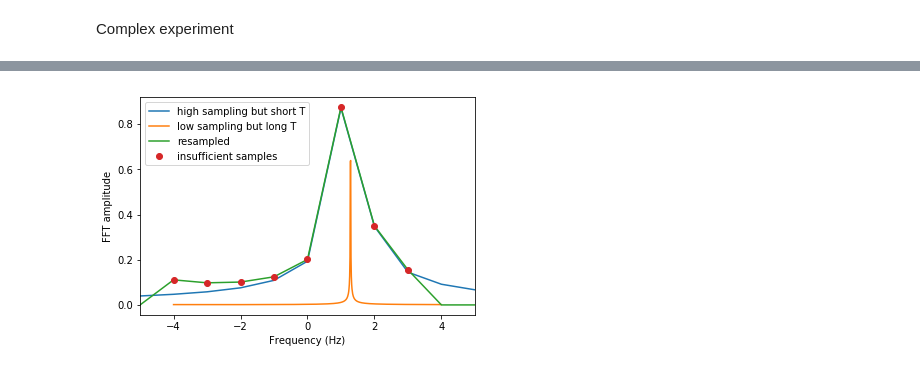
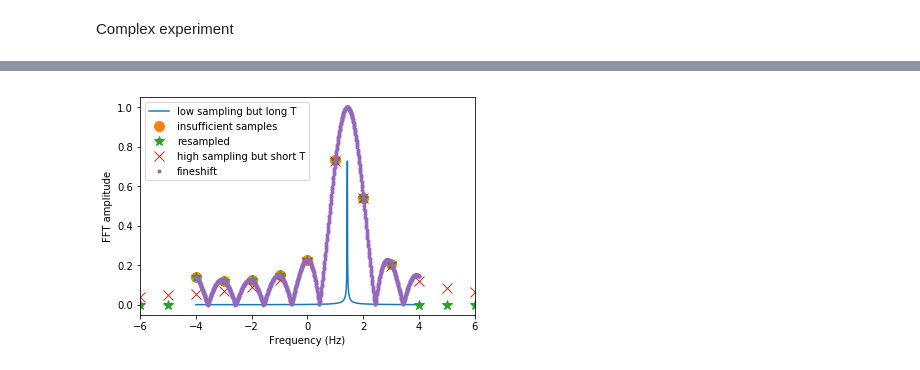
Before and after one commit to tpl2go/SignalProcessingNotes, a Jupyter notebook: subFFT.ipynb, the cells around one changed output, grey strips where cells are left out. Cells and saved outputs as stored; diff of their text form; code cells hidden in the pictures.

```diff
--- a/subFFT.ipynb
+++ b/subFFT.ipynb
@@ -81,0 +122,18 @@ fft_longres = np.fft.fftshift(np.fft.fft(y_longres)) / len(y_longres)
+# %%
+fvec_resamples = np.linspace(-FS*100/2,FS*100/2,len(y_resamples), endpoint=False)
+fft_resamples = np.fft.fftshift(np.fft.fft(y_resamples)) / len(y_resamples)
+# %%
+fvec_longres = np.linspace(-FS/2,FS/2,len(y_longres), endpoint=False)
+fft_longres = np.fft.fftshift(np.fft.fft(y_longres)) / len(y_longres)
+# %%
+fvec_samples = np.linspace(-FS/2,FS/2,len(y_samples), endpoint=False)
+fft_samples = np.fft.fftshift(np.fft.fft(y_samples)) / len(y_samples)
+# %%
+fvec_fineshift = np.linspace(-FS/2,FS/2,len(y_longres), endpoint=False)
+t = np.linspace(0,DURATION,len(y_samples), endpoint=False)
+fft_fineshift = []
+for f in fvec_fineshift:
+    print(f)
+    tone = np.exp(-2*np.pi*1.j*f*t)
+    print(tone)
+    fft_fineshift.append(np.sum( tone * y_samples)/len(y_samples))
@@ -82,14 +168,17 @@ fft_longres = np.fft.fftshift(np.fft.fft(y_longres)) / len(y_longres)
 # %%
-plt.plot(fvec_highres, np.abs(fft_highres), label="high sampling but short T")
-plt.plot(fvec_longres, np.abs(fft_longres), label="low sampling but long T")
-plt.plot(fvec_resamples, np.abs(fft_resamples), label="resampled")
-plt.plot(fvec_samples, np.abs(fft_samples), linestyle='', marker="o", label="insufficient samples")
-plt.xlim([-Fs/2 - 1,Fs/2+1])
+plt.plot(fvec_longres, np.abs(fft_longres),  markersize=10, label="low sampling but long T")
+plt.plot(fvec_samples, np.abs(fft_samples), linestyle='', marker="o", markersize=10, label="insufficient samples")
+plt.plot(fvec_resamples, np.abs(fft_resamples), linestyle='', marker='*',  markersize=10,label="resampled")
+plt.plot(fvec_highres, np.abs(fft_highres), linestyle='', marker='x', markersize=10, label="high sampling but short T")
+plt.plot(fvec_fineshift, np.abs(fft_fineshift), linestyle='', marker='.', linewidth=0.5, label="fineshift")
+
+
+plt.xlim([-FS/2 - 2,FS/2+2])
 plt.legend()
 plt.xlabel("Frequency (Hz)")
 plt.ylabel("FFT amplitude")
 plt.show()
 # %% [output]
-[figure, old version]
+[figure, new version]
 # %%
 # capon method
```
Also changed, not shown: parts of 23 cells of this notebook.
